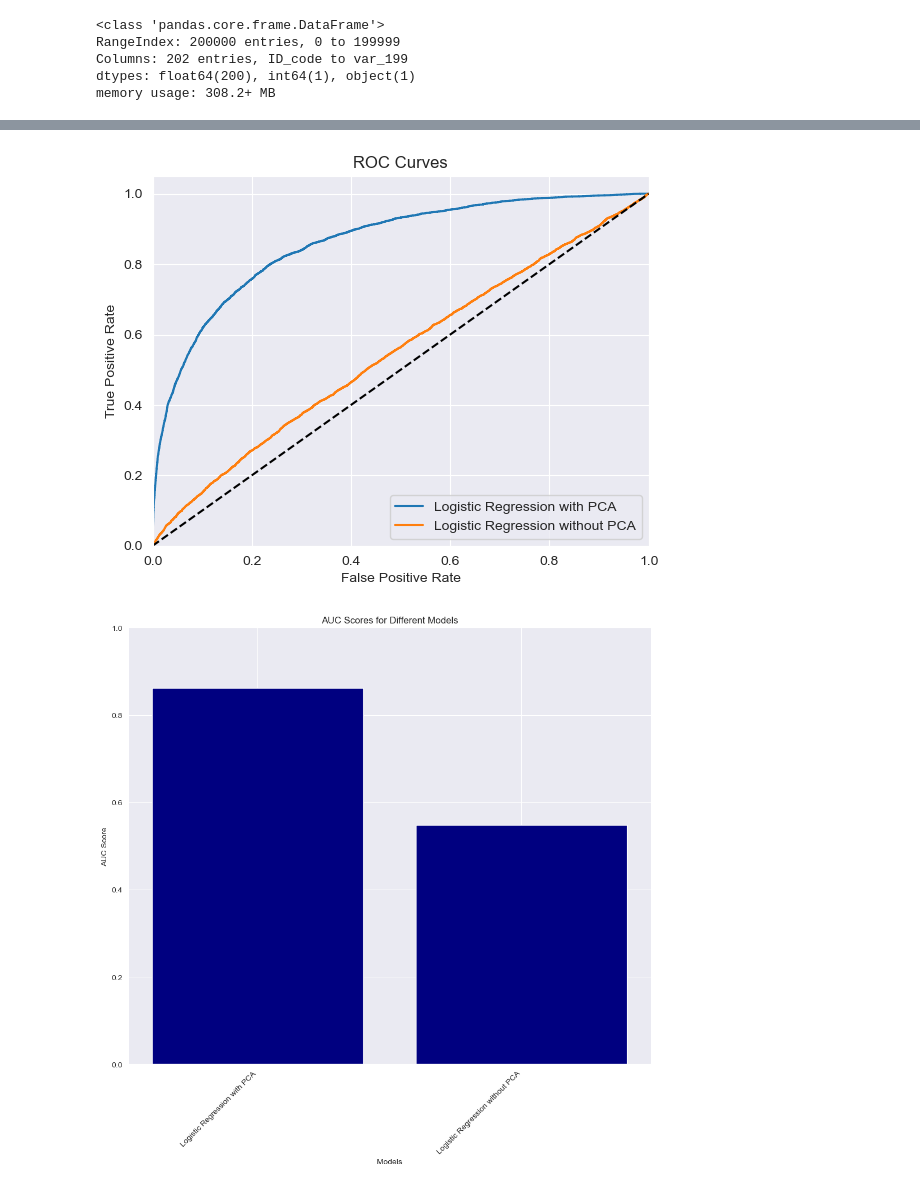
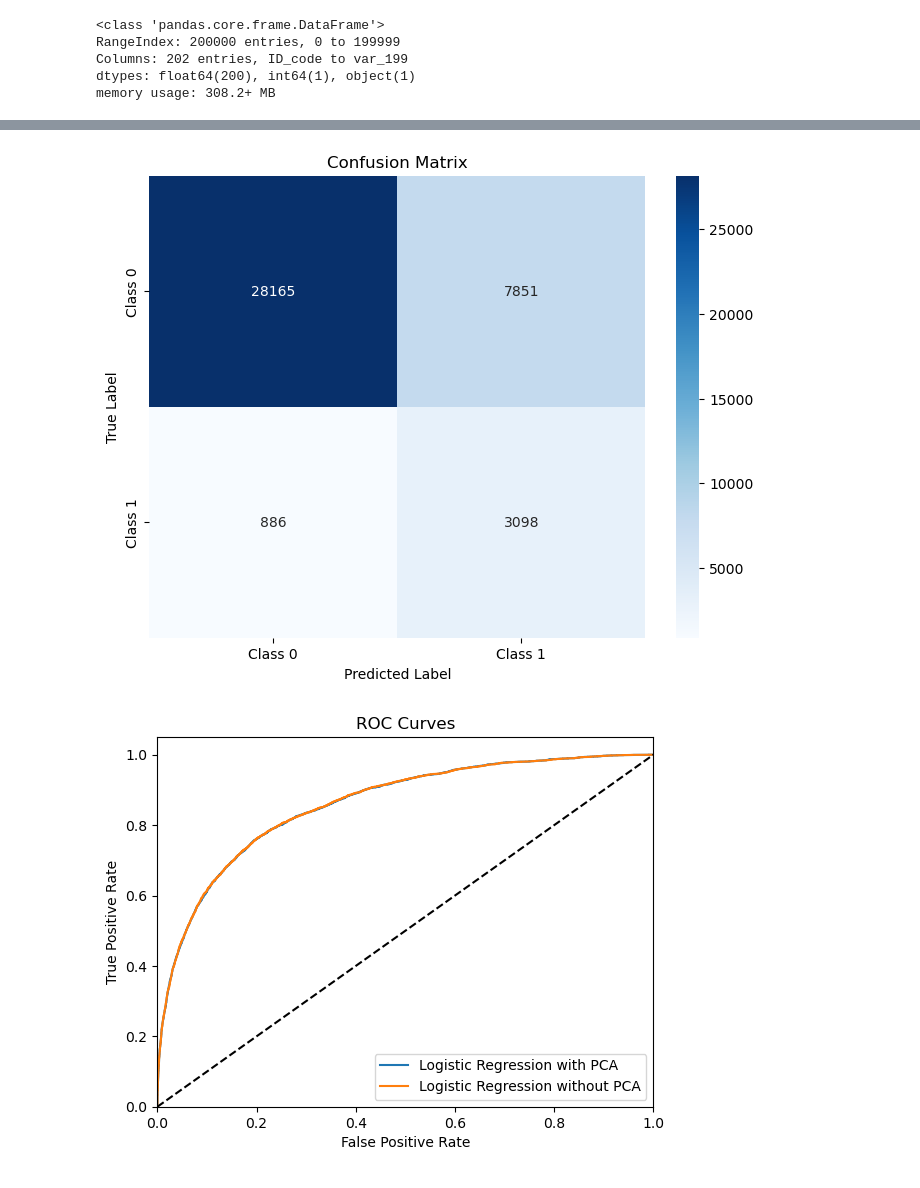
Before and after one commit to PatrickTongg/MLProject, a Jupyter notebook: Train/train_supervise.ipynb, the cells around one changed output, grey strips where cells are left out. Cells and saved outputs as stored; diff of their text form; code cells hidden in the pictures.

```diff
--- a/Train/train_supervise.ipynb
+++ b/Train/train_supervise.ipynb
@@ -127 +130,9 @@ def plot_auc_bar_chart(auc_score, model_name):
+# %%
+scaler = StandardScaler()
+x_train = scaler.fit_transform(x＿train)
+x_test = scaler.transform(x_test)
+# %%
+var_thresh = VarianceThreshold(threshold=0.01)
+x_train = var_thresh.fit_transform(x_train)
+x_test = var_thresh.transform(x_test)
 # %%
@@ -146,8 +177,7 @@ plt.show
 # %%
-from sklearn.metrics import classification_report
-#logistic regression with pca
 
-logisticRegression = LogisticRegression(random_state=42, solver='lbfgs',
+logisticRegression = LogisticRegression(random_state=43
+                                        ,
     n_jobs=-1,class_weight='balanced')
 logisticRegression.fit(x_train_pca, y_train)
 
@@ -159,8 +189,10 @@ log_f1_score = f1_score(y_test, log_y_pre, average='weighted')
 log_pre = precision_score(y_test, log_y_pre, average='weighted')
 log_recall = recall_score(y_test, log_y_pre, average='weighted')
 log_roc_auc = roc_auc_score(y_test, log_y_proba)
+log_r2_score = r2_score(y_test, log_y_pre)
 
-print("Confusion Matrix:\n", log_confusion_matrix)
+print("R2 Score:", log_r2_score)
+plot_confusion_matrix(log_confusion_matrix)
 print("Classification Report:\n", classification_report(y_test, log_y_pre))
 plot_roc_curve(y_test, log_y_proba, 'Logistic Regression with PCA')
 plot_auc_bar_chart(log_roc_auc, 'Logistic Regression with PCA')
@@ -182,22 +213,22 @@ weighted avg       0.90      0.78      0.82     40000
 # %%
-from sklearn.metrics import classification_report
-#logistic regression without pca
+#Logistic without pca
+logisticRegression_wopca = LogisticRegression(random_state=6,
+    n_jobs=-1,class_weight='balanced')
+logisticRegression_wopca.fit(x_train, y_train)
 
-logisticRegression = LogisticRegression(random_state=42, solver='lbfgs',
-    n_jobs=-1,class_weight='balanced')
-logisticRegression.fit(x_train_pca, y_train)
+log_y_pre_wopca = logisticRegression_wopca.predict(x_test)
+log_y_proba_wopca = logisticRegression_wopca.predict_proba(x_test)[:, 1]
+log_confusion_matrix_wopca = confusion_matrix(y_test, log_y_pre_wopca)
+log_accuracy_wopca = accuracy_score(y_test, log_y_pre_wopca)
+log_f1_score_wopca = f1_score(y_test, log_y_pre_wopca, average='weighted')
+log_pre_wopca = precision_score(y_test, log_y_pre_wopca, average='weighted')
+log_recall_wopca = recall_score(y_test, log_y_pre_wopca, average='weighted')
+log_roc_auc_wopca = roc_auc_score(y_test, log_y_proba_wopca)
+log_r2_score_wopca = r2_score(y_test, log_y_pre_wopca)
 
-log_y_pre_wopca = logisticRegression.predict(x_test)
-log_y_proba_wopca = logisticRegression.predict_proba(x_test)[:, 1]
-log_confusion_matrix_wopca = confusion_matrix(y_test, log_y_pre)
-log_accuracy_wopca = accuracy_score(y_test, log_y_pre)
-log_f1_score_wopca = f1_score(y_test, log_y_pre, average='weighted')
-log_pre_wopca = precision_score(y_test, log_y_pre, average='weighted')
-log_recall_wopca = recall_score(y_test, log_y_pre, average='weighted')
-log_roc_auc_wopca = roc_auc_score(y_test, log_y_proba_wopca)
-
-print("Confusion Matrix:\n", log_confusion_matrix_wopca)
+print("R2 Score:", log_r2_score_wopca)
 print("Classification Report:\n", classification_report(y_test, log_y_pre_wopca))
+plot_confusion_matrix(log_confusion_matrix_wopca)
 plot_roc_curve(y_test, log_y_proba_wopca, 'Logistic Regression without PCA')
 plot_auc_bar_chart(log_roc_auc_wopca, 'Logistic Regression without PCA')
 # %% [output]
@@ -216,2 +245,2 @@ weighted avg       0.83      0.70      0.75     40000
-[figure, old version]
+[figure, new version]
-[figure, old version]
+[figure, new version]
```
Also changed, not shown: parts of 16 cells of this notebook, 1 other file.
